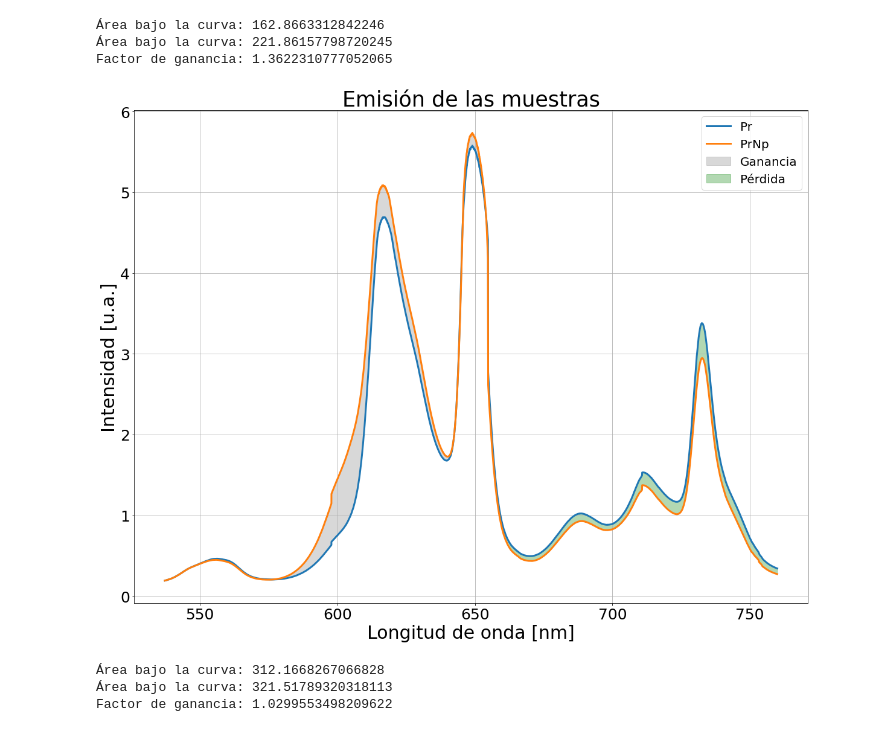
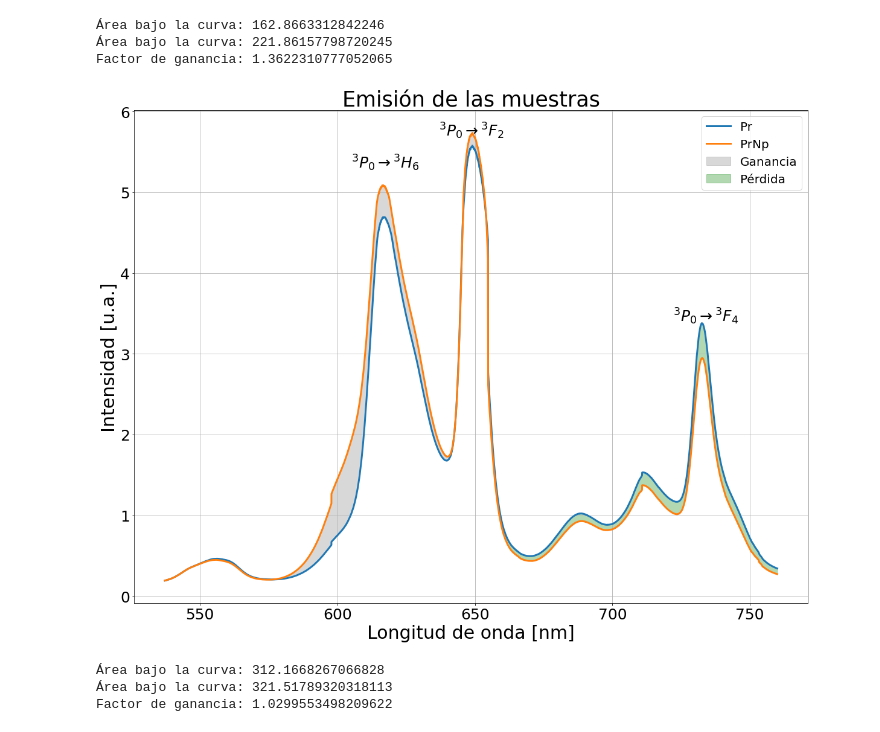
Before and after one commit to juanF9910/Rare_earths, a Jupyter notebook: absor.ipynb, the cells around one changed output. Cells and saved outputs as stored; diff of their text form; code cells hidden in the pictures.

```diff
--- a/absor.ipynb
+++ b/absor.ipynb
@@ -357,25 +365,27 @@ Factor de ganancia: 1.3622310777052065
 # %%
 fig, ax=plt.subplots(1,1, figsize=(20,15))
 
 for i in range(1,3):
     ax.plot(df3.iloc[:,0], df3.iloc[:,i], lw=3, label=df3.columns[i])
 
 plt.fill_between(df3.iloc[:,0], df3.iloc[:,1], df3.iloc[:,2], where=(df3.iloc[:,2]> df3.iloc[:,1]), interpolate=True, alpha=0.3, color='gray', label='Ganancia')
 plt.fill_between(df3.iloc[:,0], df3.iloc[:,1], df3.iloc[:,2], where=(df3.iloc[:,2]< df3.iloc[:,1]), interpolate=True, alpha=0.3, color='green', label='Pérdida')
 
 ax.set_xlabel("Longitud de onda [nm]", fontsize=30)
 ax.set_ylabel("Intensidad [u.a.]", fontsize=30)
 ax.tick_params(axis='x', labelsize=25)
 ax.tick_params(axis='y', labelsize=25)
 ax.set_title("Emisión de las muestras", fontsize=35)
 ax.legend(fontsize=20)
 ax.grid()
+ax.text(605, 5.3, r'$^{3}P_0\rightarrow ^{3}H_6$', fontsize=25, color='k')
+ax.text(637, 5.7, r'$^{3}P_0\rightarrow ^{3}F_2$', fontsize=25, color='k')
+ax.text(722, 3.4, r'$^{3}P_0\rightarrow ^{3}F_4$', fontsize=25, color='k')
 plt.show()
 
-
 fig.savefig("emision2.svg", dpi=300, format="svg")
 # %% [output]
-[figure, old version]
+[figure, new version]
 # %%
 area1 = trapz(df3['Pr'], x=df3['wl'])
 area2 = trapz(df3['PrNp'], x=df3['wl'])
```
Also changed, not shown: parts of 14 cells of this notebook, 18 other files.
